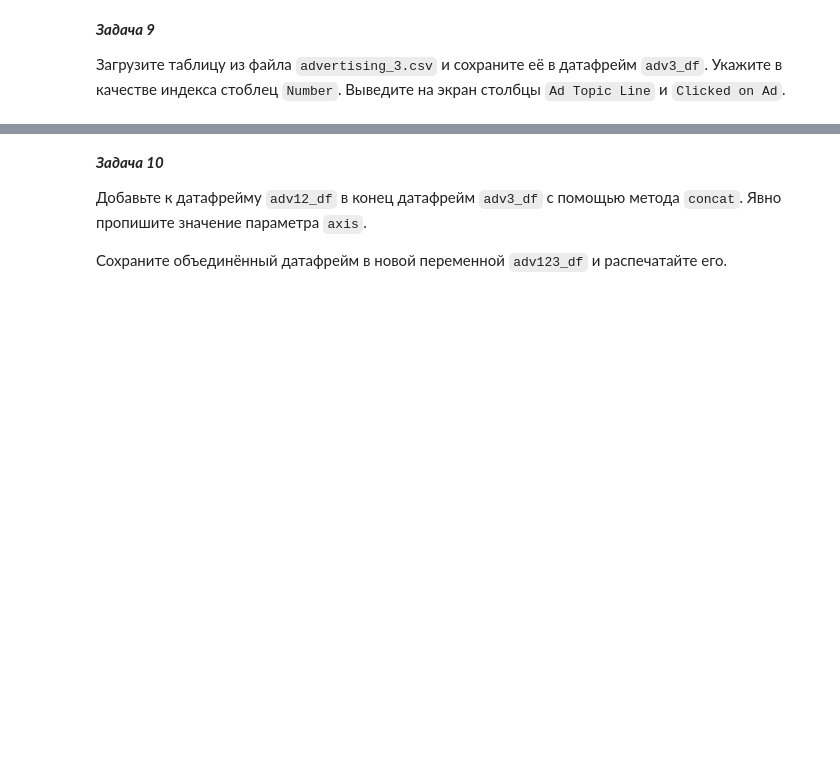
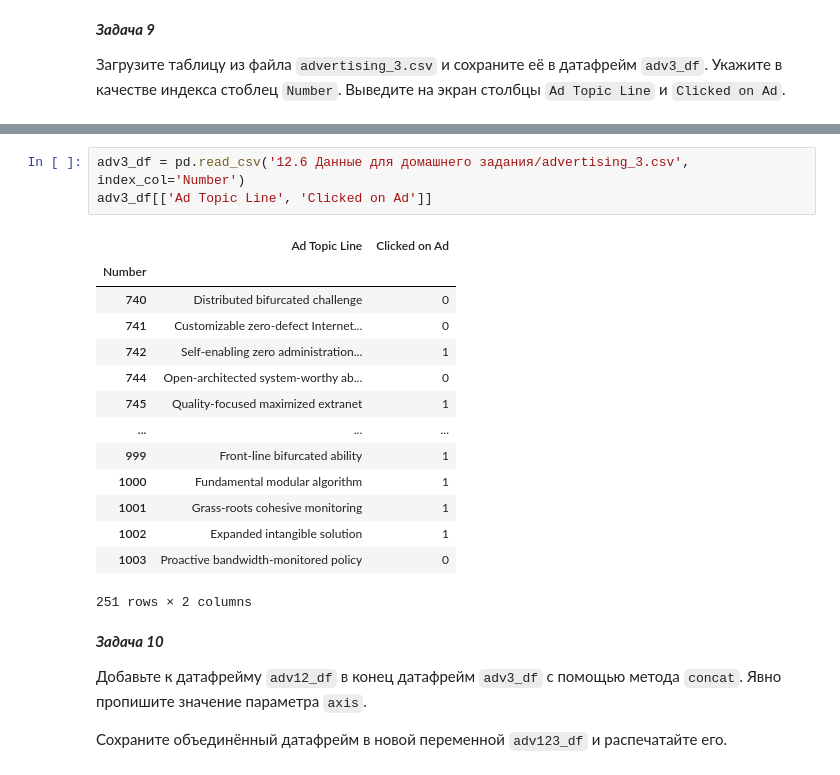
Before and after one commit to Roughriver74/learnPY, a Jupyter notebook: learn/12.6 Практическая работа.ipynb, the cells around one changed output, grey strips where cells are left out. Saved outputs shown, nothing was run; the diff lists cells and outputs as text; blank space fills up the shorter version.

```diff
--- a/learn/12.6 Практическая работа.ipynb
+++ b/learn/12.6 Практическая работа.ipynb
@@ -186,3 +217,21 @@ print(adv2_df.info(null_counts=True))
+# %%
+adv3_df = pd.read_csv('12.6 Данные для домашнего задания/advertising_3.csv', index_col='Number')
+adv3_df[['Ad Topic Line', 'Clicked on Ad']]
+# %% [output]
+|  | Ad Topic Line | Clicked on Ad |
+| Number |  |  |
+| 740 | Distributed bifurcated challenge | 0 |
+| 741 | Customizable zero-defect Internet... | 0 |
+| 742 | Self-enabling zero administration... | 1 |
+| 744 | Open-architected system-worthy ab... | 0 |
+| 745 | Quality-focused maximized extranet | 1 |
+| ... | ... | ... |
+| 999 | Front-line bifurcated ability | 1 |
+| 1000 | Fundamental modular algorithm | 1 |
+| 1001 | Grass-roots cohesive monitoring | 1 |
+| 1002 | Expanded intangible solution | 1 |
+| 1003 | Proactive bandwidth-monitored policy | 0 |
+251 rows × 2 columns
 # %% [markdown]
 ***Задача 10***
 
```
Also changed, not shown: parts of 8 cells of this notebook.
